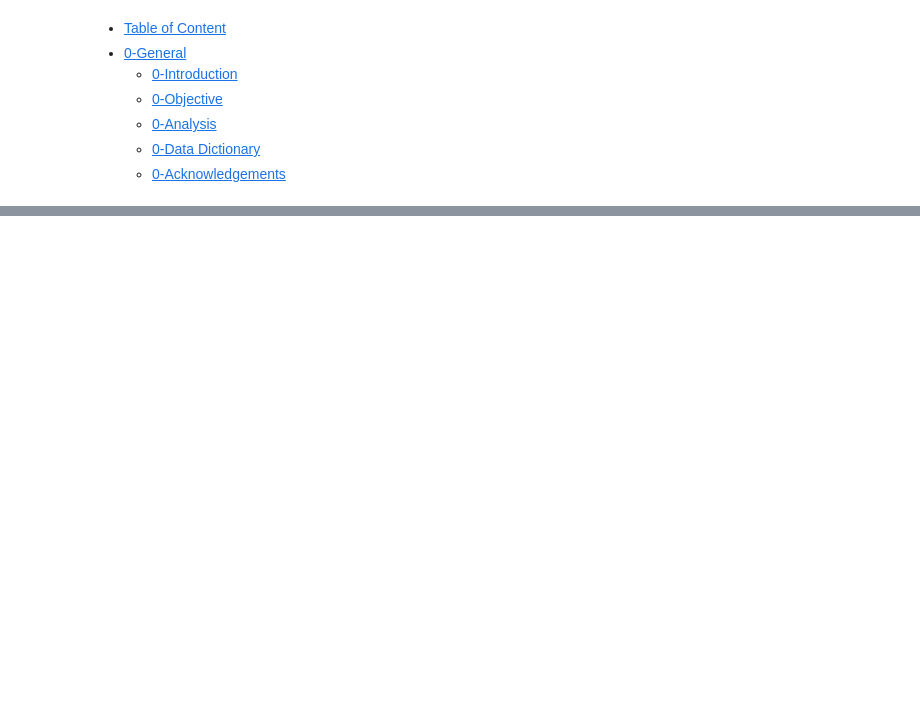
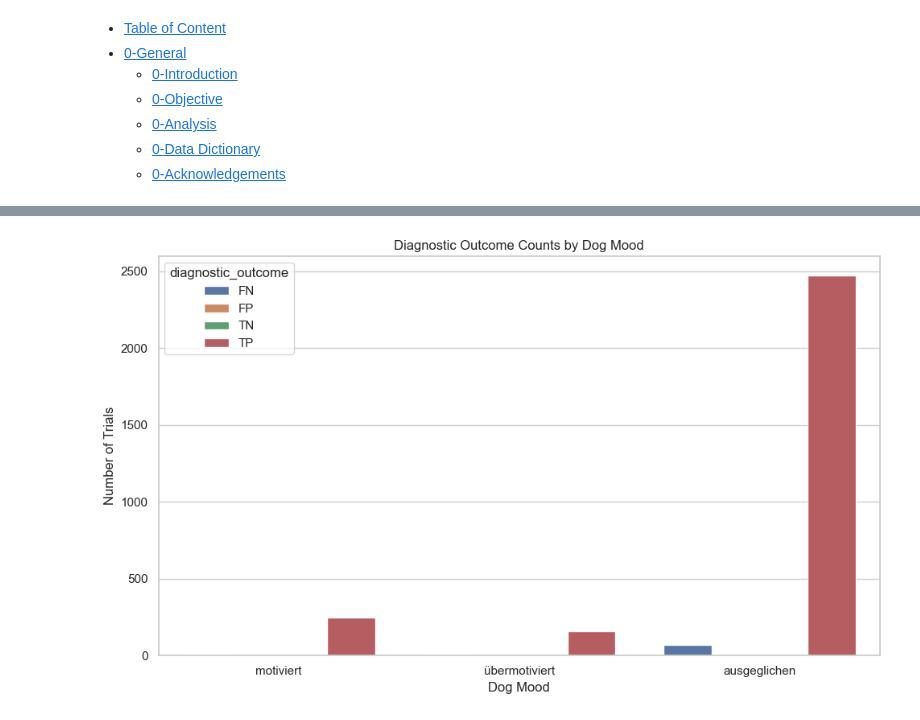
Before and after one commit to sschepanski/CanineLungCancerDetection, a Jupyter notebook: scr/DogScanPrediction.ipynb, the cells around one changed output, grey strips where cells are left out. Saved outputs shown, nothing was run; the diff lists cells and outputs as text; code cells hidden in the pictures; blank space fills up the shorter version.

```diff
--- a/scr/DogScanPrediction.ipynb
+++ b/scr/DogScanPrediction.ipynb
@@ -1145,0 +816,19 @@ A tibble: 6 x 38
+# %%
+# Focus only on true positive (TP) and false negative (FN) outcomes for mood analysis
+mood_subset = complete_data[complete_data["diagnostic_outcome"].isin(["TP", "FN"])]
+# %%
+# Create grouped bar plot by dog mood and outcome type
+sns.countplot(
+    data=mood_subset,
+    x="Dog_mood",
+    hue="diagnostic_outcome"
+)
+
+# Add plot labels
+plt.title("Diagnostic Outcome Counts by Dog Mood")
+plt.ylabel("Number of Trials")
+plt.xlabel("Dog Mood")
+plt.tight_layout()
+plt.show()
+# %% [output]
+[figure, added]
```
Also changed, not shown: parts of 237 cells of this notebook, 2 other files.
